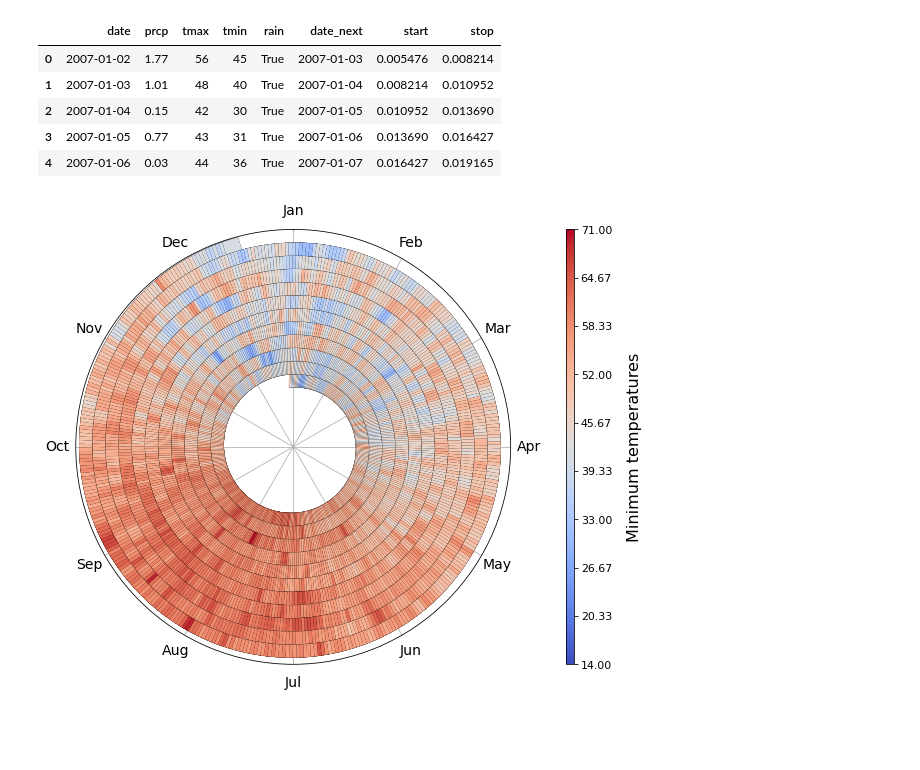
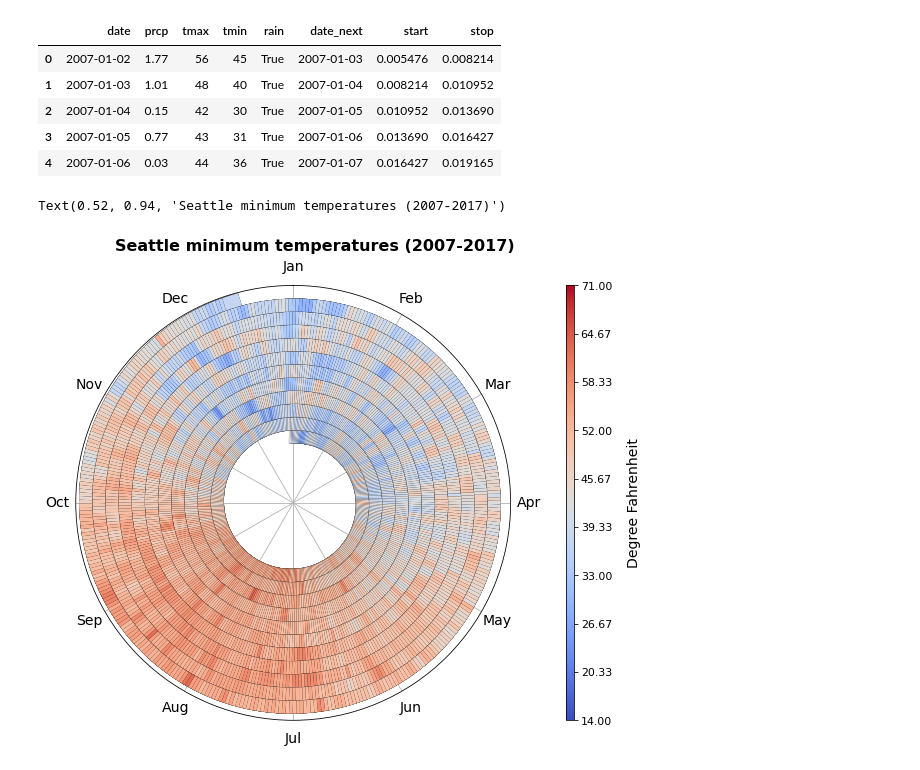
Before and after one commit to evortigosa/InfoVis, a Jupyter notebook: spiral_chart.ipynb, the cells around one changed output. Saved outputs shown, nothing was run; the diff lists cells and outputs as text; code cells hidden in the pictures; blank space fills up the shorter version.

```diff
--- a/spiral_chart.ipynb
+++ b/spiral_chart.ipynb
@@ -59,7 +59,7 @@ ax = fig.add_subplot(projection="polar")
 
 for idx, event in data.iterrows():
     # sample normalized concentration colormap
-    concentration= event['concentration'] / data['concentration'].max()
+    concentration= event['concentration'] / (data['concentration'].max() + 10)
     color= plt.cm.get_cmap(COLORMAP)(concentration)
     tstart, tstop = event.loc[['start', 'stop']]
 
@@ -89,7 +89,11 @@ sm= plt.cm.ScalarMappable(cmap=COLORMAP, norm=norm)
 sm.set_array([])
 cbar= plt.colorbar(sm, ticks=np.linspace(cmin, cmax, 10), fraction=0.04, aspect=60, pad=0.1, ax=ax)
 cbar.ax.tick_params(labelsize=12)
-cbar.set_label(label='Pollutant concentration', size=16)
+cbar.set_label(label='PM10 - \u03bcg/m\u00b3', size=16)
+
+fig.text(0.52, 0.94,
+    'Air pollutant concentration (1997-2006)', fontsize=16, fontweight="bold", ha="center"
+)
 
 #plt.savefig('ring_chart_air.pdf', pad_inches=0, bbox_inches="tight")
 # %% [output]
@@ -153,38 +158,43 @@ ax = fig.add_subplot(projection="polar")
 
 for idx, event in data.iterrows():
     # sample normalized tmin colormap
-    tmin= event['tmin'] / data['tmin'].max()
+    tmin= event['tmin'] / (data['tmin'].max() + 10)
     color= plt.cm.get_cmap(COLORMAP)(tmin)
     tstart, tstop = event.loc[['start', 'stop']]
 
     # timestamps are in year fractions, 2pi is one year
     nsamples= int(1000. * (tstop - tstart))
     t= np.linspace(tstart, tstop, nsamples)
     theta= 2 * np.pi * t
     arc,= ax.plot(theta, t, lw=LINEWIDTH, color=color, solid_capstyle=CAPSTYLE, alpha=ALPHA)
     arc.set_path_effects([mpe.Stroke(linewidth=LINEWIDTH+EDGEWIDTH, foreground='black'), mpe.Normal()])
 
 # grid and labels
 ax.set_rticks([])
 ax.set_rlim(bottom=-INNERWIDTH)
 ax.set_theta_zero_location("N")
 ax.set_theta_direction(-1)
 ax.set_xticks(np.linspace(0, 2*np.pi, len(months), endpoint=False))
 ax.set_xticklabels(months)
 ax.tick_params('x', pad=8)
 ax.xaxis.set_tick_params(labelsize=14)
 ax.grid(True)
 
 # setup the colorbar
 tmin= data['tmin'].min()
 tmax= data['tmin'].max()
 norm= mpl.colors.Normalize(vmin=tmin, vmax=tmax)
 sm= plt.cm.ScalarMappable(cmap=COLORMAP, norm=norm)
 sm.set_array([])
 cbar= plt.colorbar(sm, ticks=np.linspace(tmin, tmax, 10), fraction=0.04, aspect=60, pad=0.1, ax=ax)
 cbar.ax.tick_params(labelsize=11)
-cbar.set_label(label='Minimum temperatures', size=16, labelpad=15)
+cbar.set_label(label='Degree Fahrenheit', size=14, labelpad=15)
+
+fig.text(0.52, 0.94,
+    'Seattle minimum temperatures (2007-2017)', fontsize=16, fontweight="bold", ha="center"
+)
 
 #plt.savefig('ring_chart_temp.pdf', pad_inches=0, bbox_inches="tight")
 # %% [output]
+Text(0.52, 0.94, 'Seattle minimum temperatures (2007-2017)')
-[figure, old version]
+[figure, new version]
```
Also changed, not shown: parts of 1 cell of this notebook, 2 other files.
